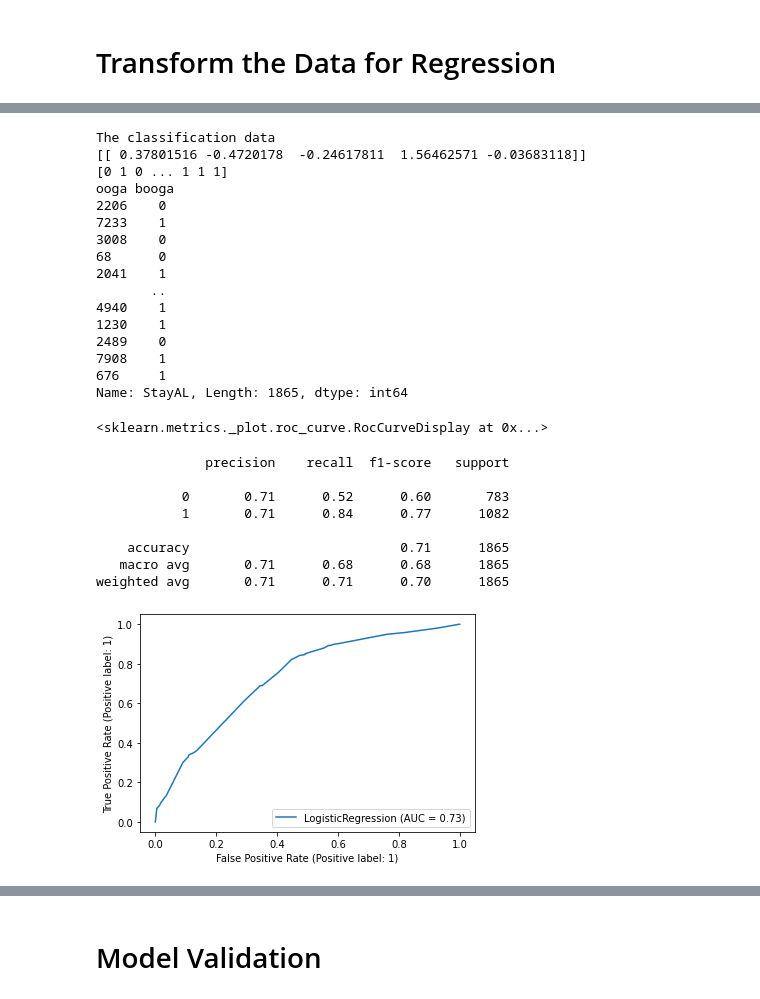
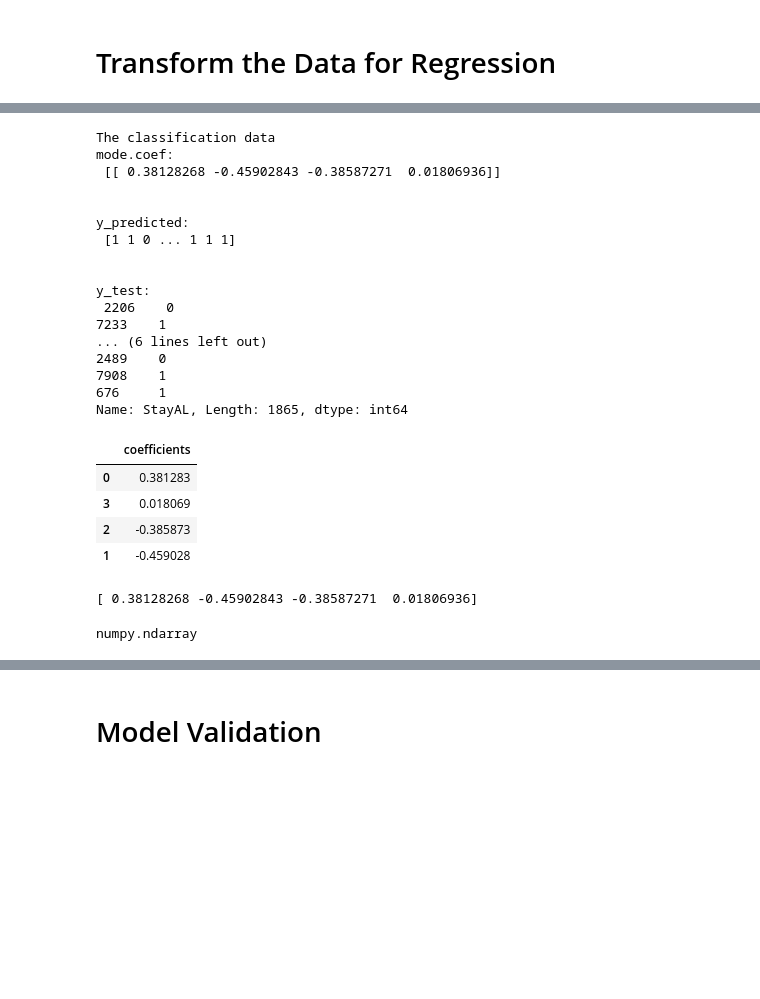
Before and after one commit to MCDC-Team-4/retain-alabama, a Jupyter notebook: team-juypter-notebooks/testing.ipynb, the cells around one changed output, grey strips where cells are left out. Cells and saved outputs as stored; diff of their text form; code cells hidden in the pictures; blank space fills up the shorter version.

```diff
--- a/team-juypter-notebooks/testing.ipynb
+++ b/team-juypter-notebooks/testing.ipynb
@@ -96,57 +154,65 @@ x = readAlabamaData[["Distance","Full","STEM","Gender"]]
 y = readAlabamaData['StayAL']
 # %%
+from sklearn.metrics import plot_roc_curve
+from sklearn.preprocessing import LabelEncoder
 
-from sklearn.metrics import plot_roc_curve
 # x = readAlabamaData.drop(['University','GradTime', 'FTPT','StateHS.1','Race.1'], axis='columns')
-# print(x) #original is 8208 rows
-# x.head(5)
+
 print('The classification data')
 
-# y = readAlabamaData['StayAL']
-
-
-# y.head(5) #1206 rows
-# fix above this line
 X_train, X_test, y_train, y_test = train_test_split(x, y, test_size=0.4, random_state=42)
 logReg = LogisticRegression(solver='liblinear')
 model = logReg.fit(X_train,y_train)
 # model.classes_0
-print(model.coef_)
+
+print('mode.coef: \n', model.coef_)
+print('\n')
 y_predicted = model.predict(X_test)
-print(y_predicted)
-print('ooga booga')
-print(y_test)
-# print(model.coef_)
-print()
-plot_roc_curve(model, X_test, y_test)
-print(classification_report(y_test,y_predicted))
+print('y_predicted: \n', y_predicted)
+print('\n')
+print('y_test: \n', y_test)
+print('\n')
+unArrayedArray = model.coef_.ravel()
+# unArrayedArray.append(unArrayedArray(a) for a in model.coef_)
+# unArrayedArray.append(model.coef_)
+
+pd.options.display.max_columns = 300
+pd.options.display.max_rows = 200
+df_logistic = pd.DataFrame()
+# df_logistic["Features"]=x.columns
+df_logistic["coefficients"]=unArrayedArray
+df_logistic.sort_values(by=['coefficients'], ascending=False)
+
+
 # plt.scatter(x,y)
 # plt.plot(x,prayingToGod,color='blue')
 # plt.show()
 # %% [output]
 The classification data
-[[ 0.37801516 -0.4720178  -0.24617811  1.56462571 -0.03683118]]
-[0 1 0 ... 1 1 1]
-ooga booga
-2206    0
+mode.coef:
+ [[ 0.38128268 -0.45902843 -0.38587271  0.01806936]]
+
+
+y_predicted:
+ [1 1 0 ... 1 1 1]
+
+
+y_test:
+ 2206    0
 7233    1
-3008    0
-68      0
-2041    1
-       ..
-4940    1
-1230    1
+... (6 lines left out)
 2489    0
 7908    1
 676     1
 Name: StayAL, Length: 1865, dtype: int64
-<sklearn.metrics._plot.roc_curve.RocCurveDisplay at 0x...>
-              precision    recall  f1-score   support
-
-           0       0.71      0.52      0.60       783
-           1       0.71      0.84      0.77      1082
-
-    accuracy                           0.71      1865
-   macro avg       0.71      0.68      0.68      1865
-weighted avg       0.71      0.71      0.70      1865
-[figure, removed]
+|  | coefficients |
+| 0 | 0.381283 |
+| 3 | 0.018069 |
+| 2 | -0.385873 |
+| 1 | -0.459028 |
+# %%
+print(unArrayedArray)
+type(unArrayedArray)
+# %% [output]
+[ 0.38128268 -0.45902843 -0.38587271  0.01806936]
+numpy.ndarray
```
Also changed, not shown: parts of 16 cells of this notebook.
